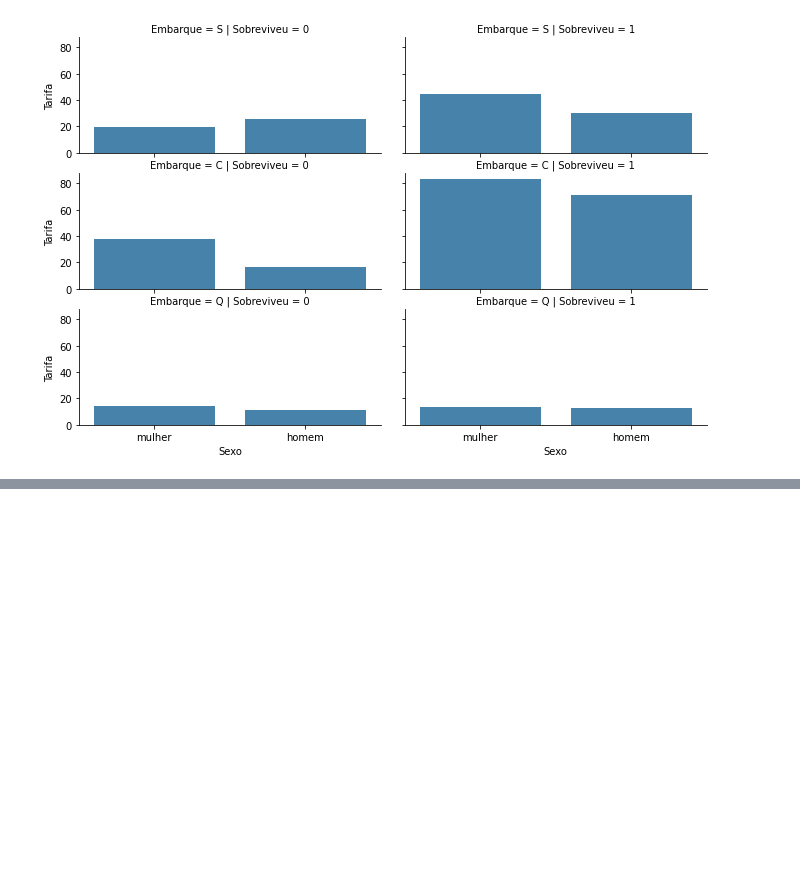
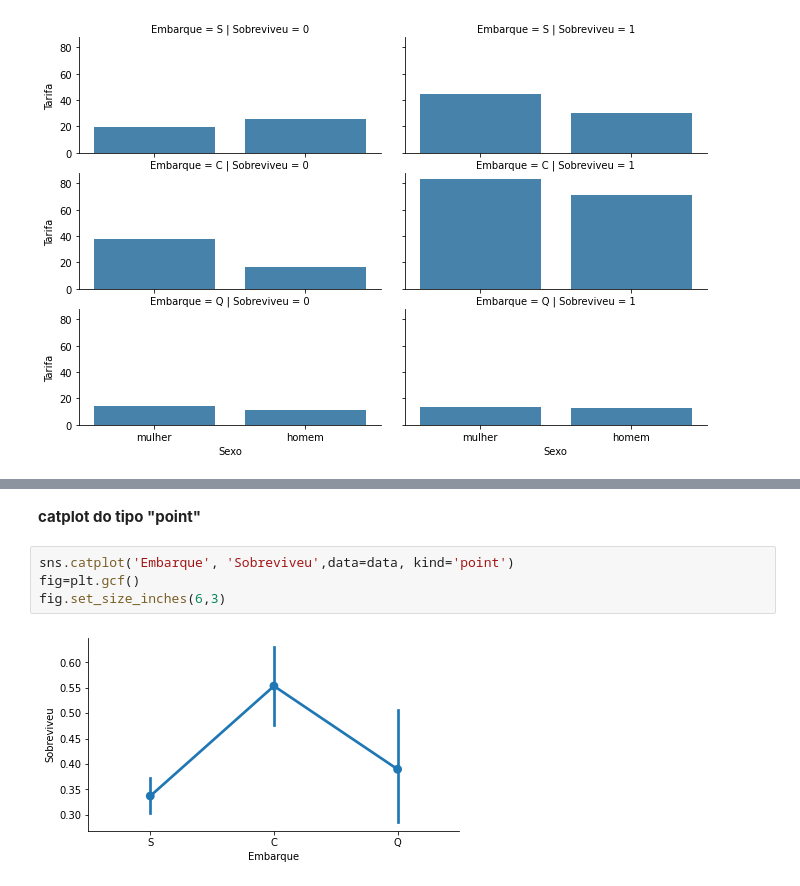
Before and after one commit to LucasRocha2308/Curso-Data-Science-e-Machine-Learning-com-Estatistica-e-Python, a Jupyter notebook: Visualizacao_de_dados.ipynb, the cells around one changed output, grey strips where cells are left out. Saved outputs shown, nothing was run; the diff lists cells and outputs as text; blank space fills up the shorter version.

```diff
--- a/Visualizacao_de_dados.ipynb
+++ b/Visualizacao_de_dados.ipynb
@@ -219,0 +228,8 @@ fig.set_size_inches(10,6)
+# %% [markdown]
+**catplot do tipo "point"**
+# %%
+sns.catplot('Embarque', 'Sobreviveu',data=data, kind='point')
+fig=plt.gcf()
+fig.set_size_inches(6,3)
+# %% [output]
+[figure, added]
```
Also changed, not shown: parts of 45 cells of this notebook.
